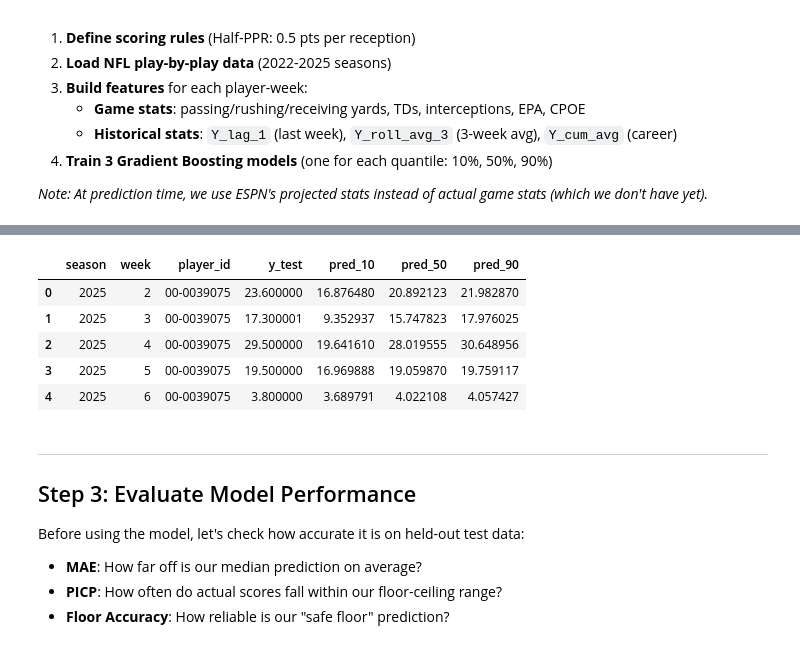
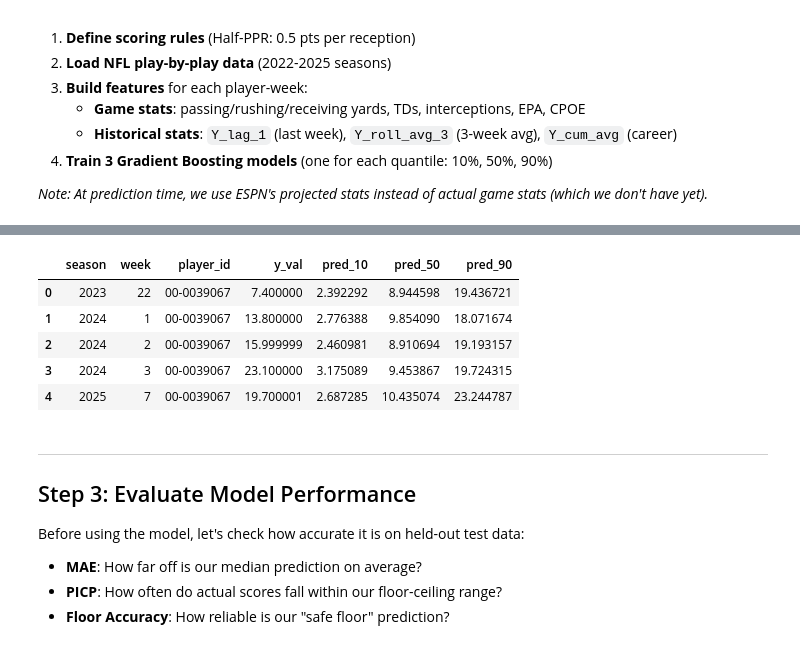
Before and after one commit to amayur96/si-670-final-project, a Jupyter notebook: SI670_Final_Project_Fantasy.ipynb, the cells around one changed output, grey strips where cells are left out. Cells and saved outputs as stored; diff of their text form; code cells hidden in the pictures.

Commit message:
updates to the fantasy model

```diff
--- a/SI670_Final_Project_Fantasy.ipynb
+++ b/SI670_Final_Project_Fantasy.ipynb
@@ -228,5 +264,6 @@ df_final ready: (20676, 16)
 # %%
-# Train quantile GBM models and compute predictions
+# Train quantile GBM models using ONLY PRE-GAME FEATURES
+# These are the only features we actually know before the game!
 from sklearn.preprocessing import StandardScaler
 from sklearn.ensemble import HistGradientBoostingRegressor
 from sklearn.metrics import mean_absolute_error
@@ -234,16 +271,57 @@ from sklearn.metrics import mean_absolute_error
 id_cols = ['season','week','player_id']
 target_col = 'Y_target_points'
 
-X = df_final.drop(columns=id_cols + [target_col]).fillna(0)
-y = df_final[target_col]
+# Historical + volatility + POSITION features
+model_features = [
+    'Y_lag_1',       # Last week's points
+    'Y_roll_avg_3',  # 3-week rolling average
+    'Y_cum_avg',     # Season/career average
+    'Y_std_3',       # 3-week volatility (helps identify consistent vs boom/bust)
+    'Y_min_3',       # Recent floor (minimum of last 3 weeks)
+    'Y_max_3',       # Recent ceiling (maximum of last 3 weeks)
+    'pos_QB',        # Position indicators - crucial for scoring distributions
+    'pos_RB',
+    'pos_WR_TE',
+    'pos_OTHER',
+]
 
-split_point = int(len(X) * 0.90)
-X_train, X_test = X.iloc[:split_point], X.iloc[split_point:]
-y_train, y_test = y.iloc[:split_point], y.iloc[split_point:]
+print("=" * 60)
+print("TRAINING PURE QUANTILE REGRESSION MODEL")
+print("=" * 60)
+print(f"Features used: {model_features}")
+print("(Position features help model learn different distributions per position)")
+
+PREDICTION_WEEK = 13  # We want to predict week 13
+
+# Include all historical data + 2025 data before the prediction week
+df_train_data = df_final[
+    (df_final['season'] < 2025) |
+    ((df_final['season'] == 2025) & (df_final['week'] < PREDICTION_WEEK))
+].copy()
+
+# Hold out week 13+ for true out-of-sample evaluation
+df_holdout = df_final[
+    (df_final['season'] == 2025) & (df_final['week'] >= PREDICTION_WEEK)
+].copy()
+
+print(f"\nTraining on: 2022-2024 + 2025 weeks 1-{PREDICTION_WEEK-1}")
+print(f"Train data size: {len(df_train_data)}")
+print(f"Holdout (week {PREDICTION_WEEK}+): {len(df_holdout)} player-weeks")
+
+# Use game stats + historical features (NO epa/cpoe)
+X_train = df_train_data[model_features].fillna(0)
+y_train = df_train_data[target_col]
+
+# For validation metrics, use the last 10% of training data
+split_point = int(len(X_train) * 0.90)
+X_val = X_train.iloc[split_point:]
+y_val = y_train.iloc[split_point:]
+
+print(f"Full train size: {len(X_train)}, Validation subset: {len(X_val)}")
 
 scaler = StandardScaler()
 X_train_scaled = scaler.fit_transform(X_train)
-X_test_scaled = scaler.transform(X_test)
+X_val_scaled = scaler.transform(X_val)
 
 quantiles = [0.10, 0.50, 0.90]
 models = {}
@@ -256,23 +334,23 @@ for q in quantiles:
     )
     model.fit(X_train_scaled, y_train)
     models[q] = model
-    y_preds[q] = model.predict(X_test_scaled)
+    y_preds[q] = model.predict(X_val_scaled)
 
 import pandas as pd
 
 df_predictions = pd.DataFrame({
-    'y_test': y_test.values,
+    'y_val': y_val.values,
     'pred_10': y_preds[0.10],
     'pred_50': y_preds[0.50],
     'pred_90': y_preds[0.90]
-}, index=y_test.index)
+}, index=y_val.index)
 
-mae = mean_absolute_error(df_predictions['y_test'], df_predictions['pred_50'])
-print(f"MAE (median): {mae:.2f}")
+mae = mean_absolute_error(df_predictions['y_val'], df_predictions['pred_50'])
+print(f"\nMAE (median) on validation set: {mae:.2f}")
 
 # Attach identifiers to the predictions (align by index)
-ids_test = df_final.loc[df_predictions.index, id_cols].reset_index(drop=True)
-df_preds_full = pd.concat([ids_test.reset_index(drop=True), df_predictions.reset_index(drop=True)], axis=1)
-print('Predictions shape:', df_preds_full.shape)
+ids_val = df_train_data.loc[y_val.index, id_cols].reset_index(drop=True)
+df_preds_full = pd.concat([ids_val, df_predictions.reset_index(drop=True)], axis=1)
+print('Validation predictions shape:', df_preds_full.shape)
 df_preds_full.head()
 # %% [output]
@@ -281,9 +370,9 @@ Predictions shape: (2068, 7)
-|  | season | week | player_id | y_test | pred_10 | pred_50 | pred_90 |
-| 0 | 2025 | 2 | 00-0039075 | 23.600000 | 16.876480 | 20.892123 | 21.982870 |
-| 1 | 2025 | 3 | 00-0039075 | 17.300001 | 9.352937 | 15.747823 | 17.976025 |
-| 2 | 2025 | 4 | 00-0039075 | 29.500000 | 19.641610 | 28.019555 | 30.648956 |
-| 3 | 2025 | 5 | 00-0039075 | 19.500000 | 16.969888 | 19.059870 | 19.759117 |
-| 4 | 2025 | 6 | 00-0039075 | 3.800000 | 3.689791 | 4.022108 | 4.057427 |
+|  | season | week | player_id | y_val | pred_10 | pred_50 | pred_90 |
+| 0 | 2023 | 22 | 00-0039067 | 7.400000 | 2.392292 | 8.944598 | 19.436721 |
+| 1 | 2024 | 1 | 00-0039067 | 13.800000 | 2.776388 | 9.854090 | 18.071674 |
+| 2 | 2024 | 2 | 00-0039067 | 15.999999 | 2.460981 | 8.910694 | 19.193157 |
+| 3 | 2024 | 3 | 00-0039067 | 23.100000 | 3.175089 | 9.453867 | 19.724315 |
+| 4 | 2025 | 7 | 00-0039067 | 19.700001 | 2.687285 | 10.435074 | 23.244787 |
 # %% [markdown]
 ---
 ## Step 3: Evaluate Model Performance
```
Also changed, not shown: parts of 7 cells of this notebook.
